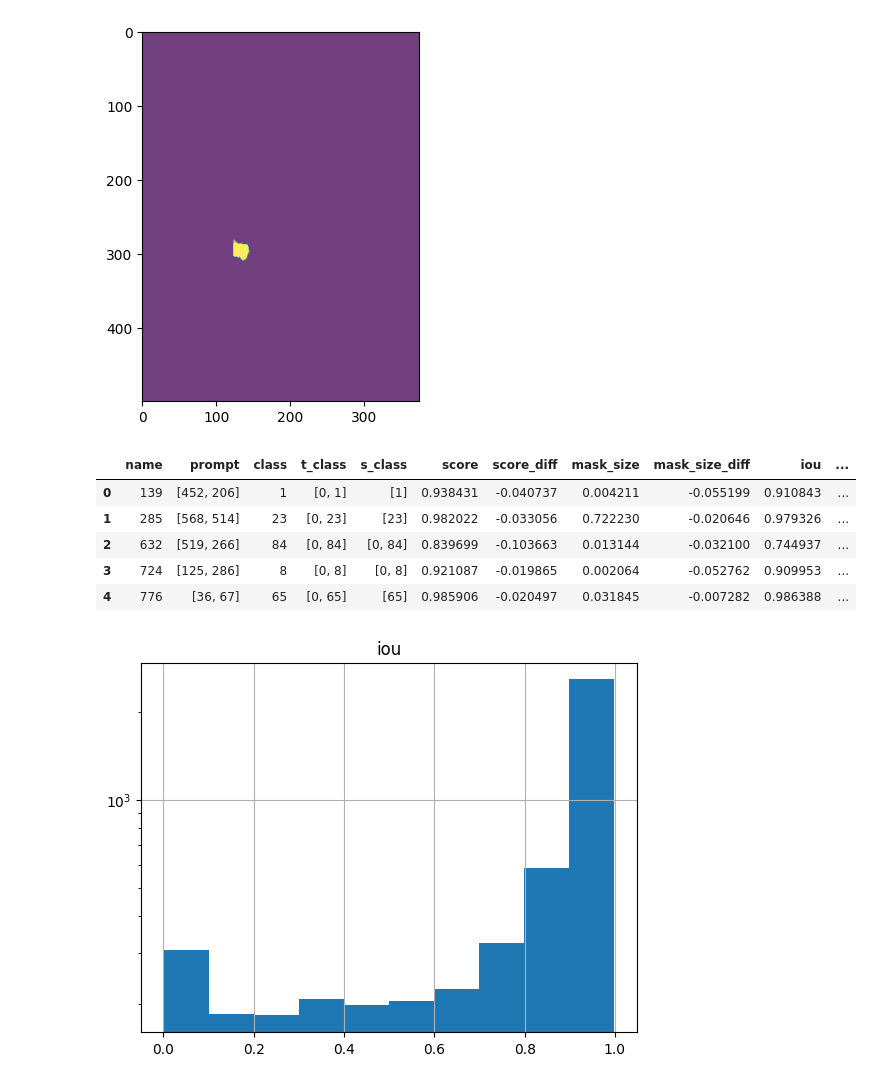
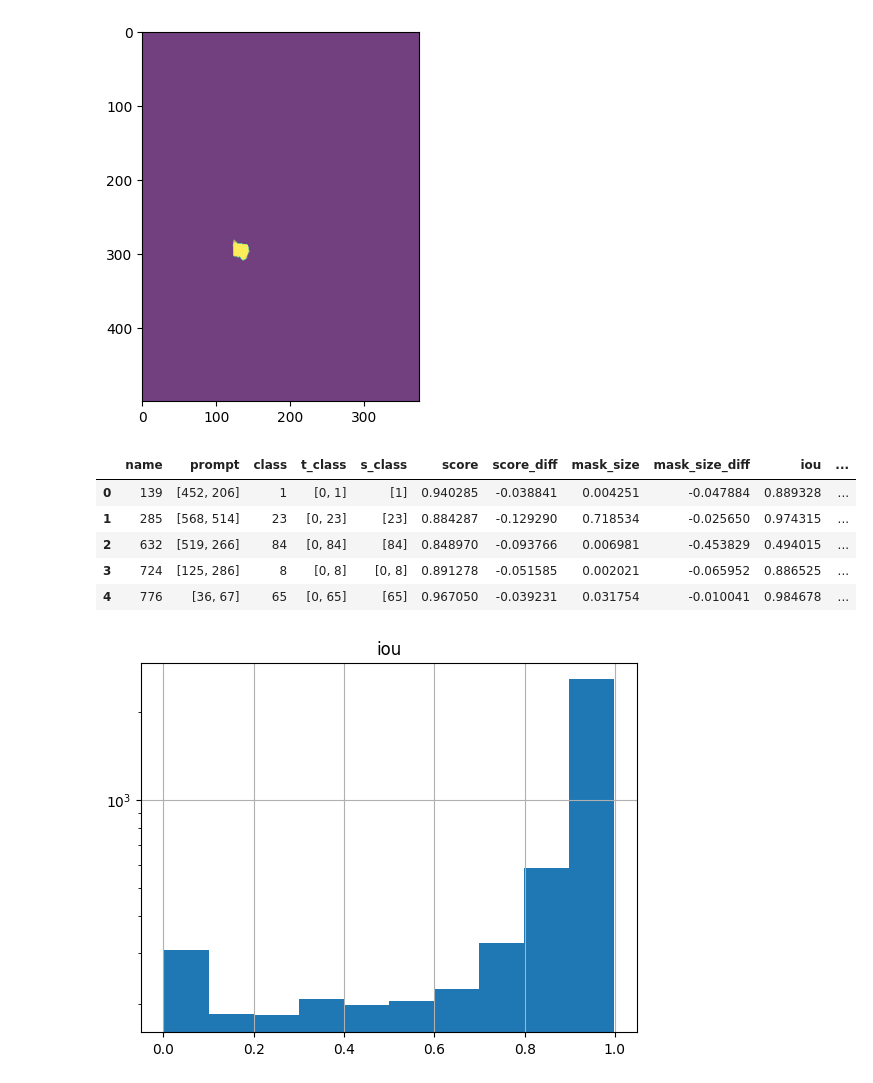
Before and after one commit to simoneangarano/BenchSAM, a Jupyter notebook: notebooks/Analysis.ipynb, the cells around one changed output. Saved outputs shown, nothing was run; the diff lists cells and outputs as text; code cells hidden in the pictures.

```diff
--- a/notebooks/Analysis.ipynb
+++ b/notebooks/Analysis.ipynb
@@ -29,9 +31,9 @@ import matplotlib.pyplot as plt
 The autoreload extension is already loaded. To reload it, use:
   %reload_ext autoreload
 # %%
-df_p = pd.read_pickle(f"results/{cfg['EXPERIMENT']}{cfg['DATASET']}_prompts.pkl")
-df_0 = pd.read_pickle(f"results/{cfg['EXPERIMENT']}{cfg['DATASET']}_{cfg['TARGET']}_0.pkl")
-df_s = pd.read_pickle(f"results/{cfg['EXPERIMENT']}{cfg['DATASET']}_{cfg['MODEL']}_{cfg['SPARSITY']}{cfg['MODE']}.pkl")
+df_p = pd.read_pickle(f"../results/{cfg['EXPERIMENT']}{cfg['DATASET']}_prompts.pkl")
+df_0 = pd.read_pickle(f"../results/{cfg['EXPERIMENT']}{cfg['DATASET']}_{cfg['TARGET']}_0.pkl")
+df_s = pd.read_pickle(f"../results/{cfg['EXPERIMENT']}{cfg['DATASET']}_{cfg['MODEL']}_{cfg['SPARSITY']}{cfg['MODE']}.pkl")
 # %%
 df_s.head()
 # %% [output]
@@ -55,15 +57,15 @@ if 'shape' not in df_p.keys():
     df_p.to_pickle(f"results/{cfg['EXPERIMENT']}{cfg['DATASET']}_prompts.pkl")
 # %%
 df_0s = get_analytics(df_0, df_s, df_p, cfg)
-df_0s.to_pickle(f"analytics/{cfg['EXPERIMENT']}{cfg['DATASET']}_{cfg['MODEL']}_{cfg['SPARSITY']}{cfg['MODE']}.pkl")
+df_0s.to_pickle(f"../analytics/{cfg['EXPERIMENT']}{cfg['DATASET']}_{cfg['MODEL']}_{cfg['SPARSITY']}{cfg['MODE']}.pkl")
 df_0s.head()
 # %% [output]
 |  | name | prompt | class | t_class | s_class | score | score_diff | mask_size | mask_size_diff | iou | ... |
-| 0 | 139 | [452, 206] | 1 | [0, 1] | [1] | 0.938431 | -0.040737 | 0.004211 | -0.055199 | 0.910843 | ... |
-| 1 | 285 | [568, 514] | 23 | [0, 23] | [23] | 0.982022 | -0.033056 | 0.722230 | -0.020646 | 0.979326 | ... |
-| 2 | 632 | [519, 266] | 84 | [0, 84] | [0, 84] | 0.839699 | -0.103663 | 0.013144 | -0.032100 | 0.744937 | ... |
-| 3 | 724 | [125, 286] | 8 | [0, 8] | [0, 8] | 0.921087 | -0.019865 | 0.002064 | -0.052762 | 0.909953 | ... |
-| 4 | 776 | [36, 67] | 65 | [0, 65] | [65] | 0.985906 | -0.020497 | 0.031845 | -0.007282 | 0.986388 | ... |
+| 0 | 139 | [452, 206] | 1 | [0, 1] | [1] | 0.940285 | -0.038841 | 0.004251 | -0.047884 | 0.889328 | ... |
+| 1 | 285 | [568, 514] | 23 | [0, 23] | [23] | 0.884287 | -0.129290 | 0.718534 | -0.025650 | 0.974315 | ... |
+| 2 | 632 | [519, 266] | 84 | [0, 84] | [84] | 0.848970 | -0.093766 | 0.006981 | -0.453829 | 0.494015 | ... |
+| 3 | 724 | [125, 286] | 8 | [0, 8] | [0, 8] | 0.891278 | -0.051585 | 0.002021 | -0.065952 | 0.886525 | ... |
+| 4 | 776 | [36, 67] | 65 | [0, 65] | [65] | 0.967050 | -0.039231 | 0.031754 | -0.010041 | 0.984678 | ... |
 # %%
 # BASELINE
 df_0s.hist(column='iou')
```
Also changed, not shown: parts of 5 cells of this notebook, 46 other files.
